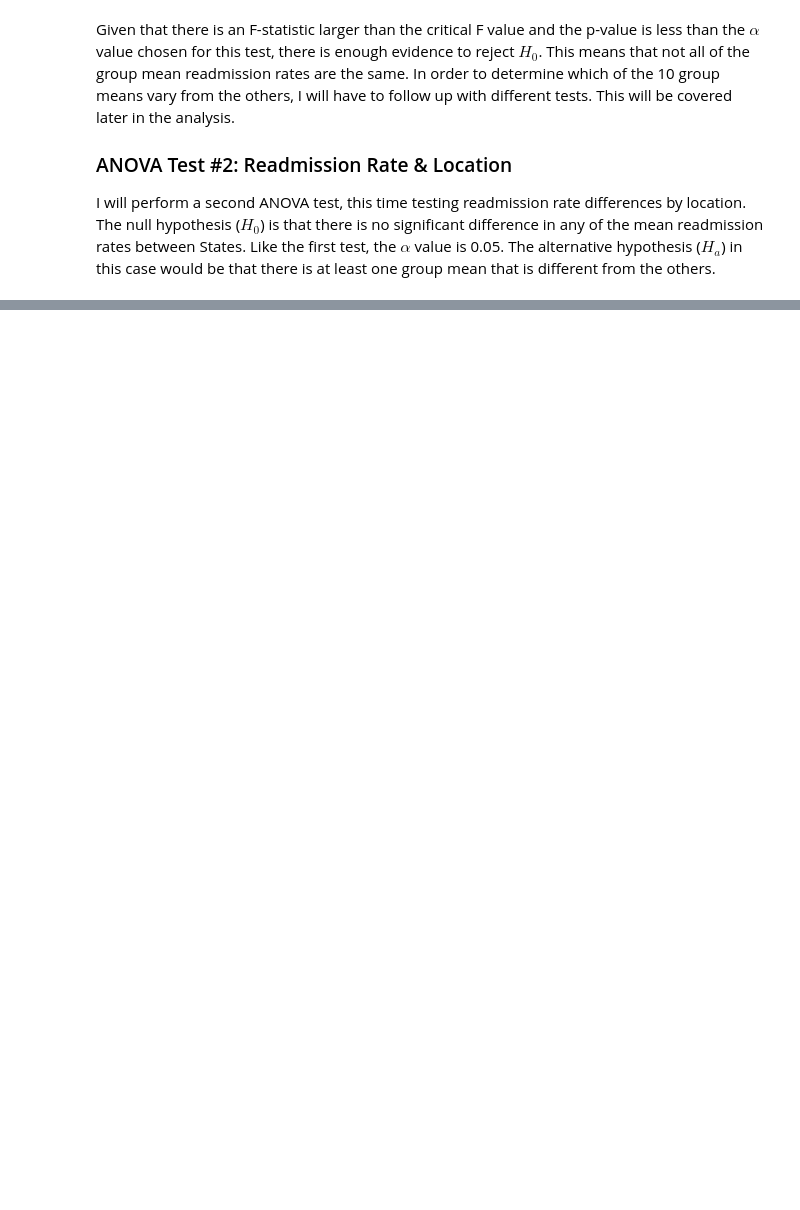
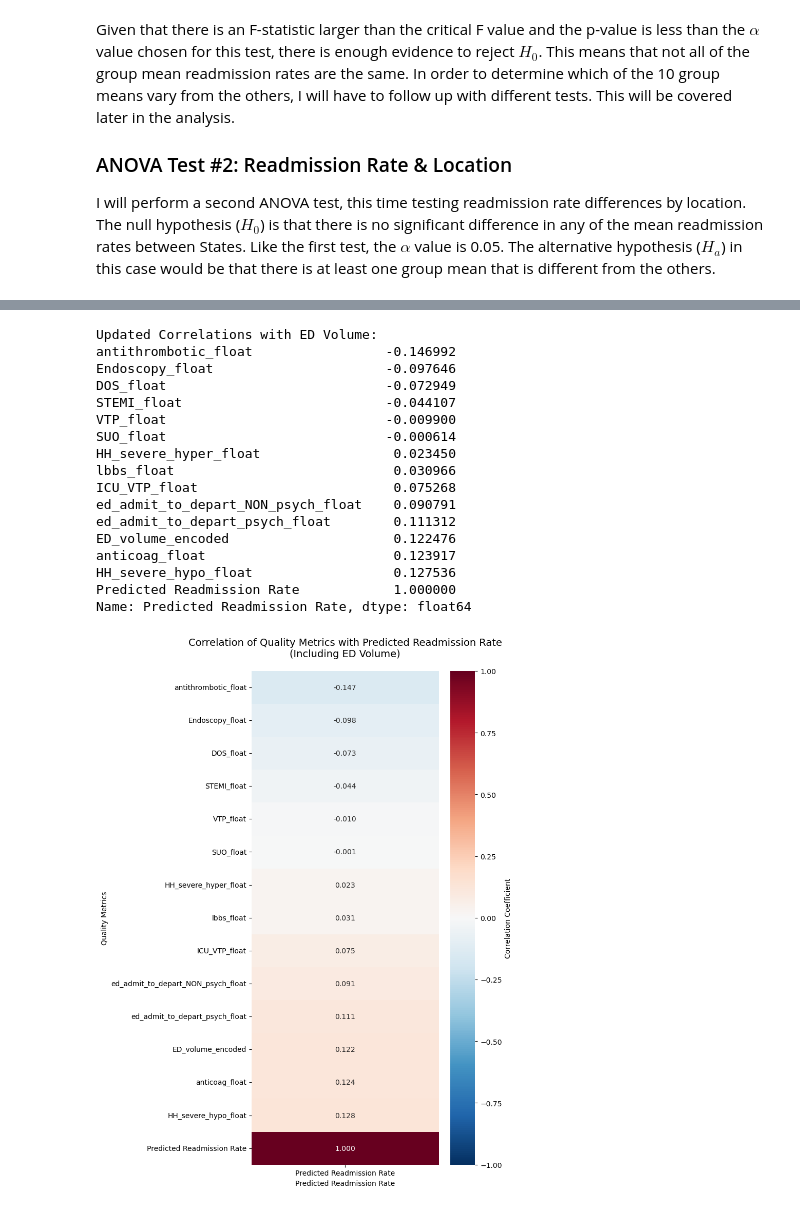
Before and after one commit to Ivaldivi/Patient-Readmission-Analysis, a Jupyter notebook: analysis/patient-readmission-analysis.ipynb, the cells around one changed output, grey strips where cells are left out. Drawn from its saved outputs; the diff is of its cells as text; code cells hidden in the pictures; blank space fills up the shorter version.

```diff
--- a/analysis/patient-readmission-analysis.ipynb
+++ b/analysis/patient-readmission-analysis.ipynb
@@ -327,0 +484,71 @@ Similarly to the first ANOVA test, the 2nd one that is looking at differences in
+# %%
+# Update the filtered data to include ED volume encoding
+rrp_ha_tec_filtered_with_ed = rrp_ha_tec_filtered.with_columns(
+    pl.when(pl.col("Emergency department volume") == "low")
+    .then(1)
+    .when(pl.col("Emergency department volume") == "medium")
+    .then(2)
+    .when(pl.col("Emergency department volume") == "high")
+    .then(3)
+    .when(pl.col("Emergency department volume")=="very high")
+    .then(4)
+    .otherwise(None)
+    .cast(pl.Float64)
+    .alias("ED_volume_encoded")
+)
+
+# Recalculate correlation matrix with ED volume
+numeric_rrp_ha_tec = rrp_ha_tec_filtered_with_ed.select([
+    'Predicted Readmission Rate',
+    'ED_volume_encoded',
+    "STEMI_float",
+    "ICU_VTP_float",
+    "VTP_float",
+    "DOS_float",
+    "anticoag_float",
+    'SUO_float',
+    'HH_severe_hyper_float',
+    'HH_severe_hypo_float',
+    'lbbs_float',
+    'ed_admit_to_depart_NON_psych_float',
+    'ed_admit_to_depart_psych_float',
+    'antithrombotic_float',
+    'Endoscopy_float'
+])
+corr_mat_with_ed = numeric_rrp_ha_tec.to_pandas().corr()
+
+# Display the updated correlations
+corr_series_with_ed = corr_mat_with_ed['Predicted Readmission Rate'].sort_values()
+print("\nUpdated Correlations with ED Volume:")
+print(corr_series_with_ed)
+
+# Create updated heatmap
+plt.figure(figsize=(8, 11))
+corr_vertical_with_ed = pd.DataFrame(corr_series_with_ed)
+sns.heatmap(corr_vertical_with_ed, annot=True, fmt='.3f', cmap='RdBu_r', center=0,
+            cbar_kws={'label': 'Correlation Coefficient'},
+            vmin=-1, vmax=1)
+plt.title('Correlation of Quality Metrics with Predicted Readmission Rate\n(Including ED Volume)', fontsize=14, pad=20)
+plt.xlabel('Predicted Readmission Rate')
+plt.ylabel('Quality Metrics')
+plt.tight_layout()
+plt.show()
+# %% [output]
+Updated Correlations with ED Volume:
+antithrombotic_float                 -0.146992
+Endoscopy_float                      -0.097646
+DOS_float                            -0.072949
+STEMI_float                          -0.044107
+VTP_float                            -0.009900
+SUO_float                            -0.000614
+HH_severe_hyper_float                 0.023450
+lbbs_float                            0.030966
+ICU_VTP_float                         0.075268
+ed_admit_to_depart_NON_psych_float    0.090791
+ed_admit_to_depart_psych_float        0.111312
+ED_volume_encoded                     0.122476
+anticoag_float                        0.123917
+HH_severe_hypo_float                  0.127536
+Predicted Readmission Rate            1.000000
+Name: Predicted Readmission Rate, dtype: float64
+[figure, added]
```
Also changed, not shown: parts of 38 cells of this notebook.
